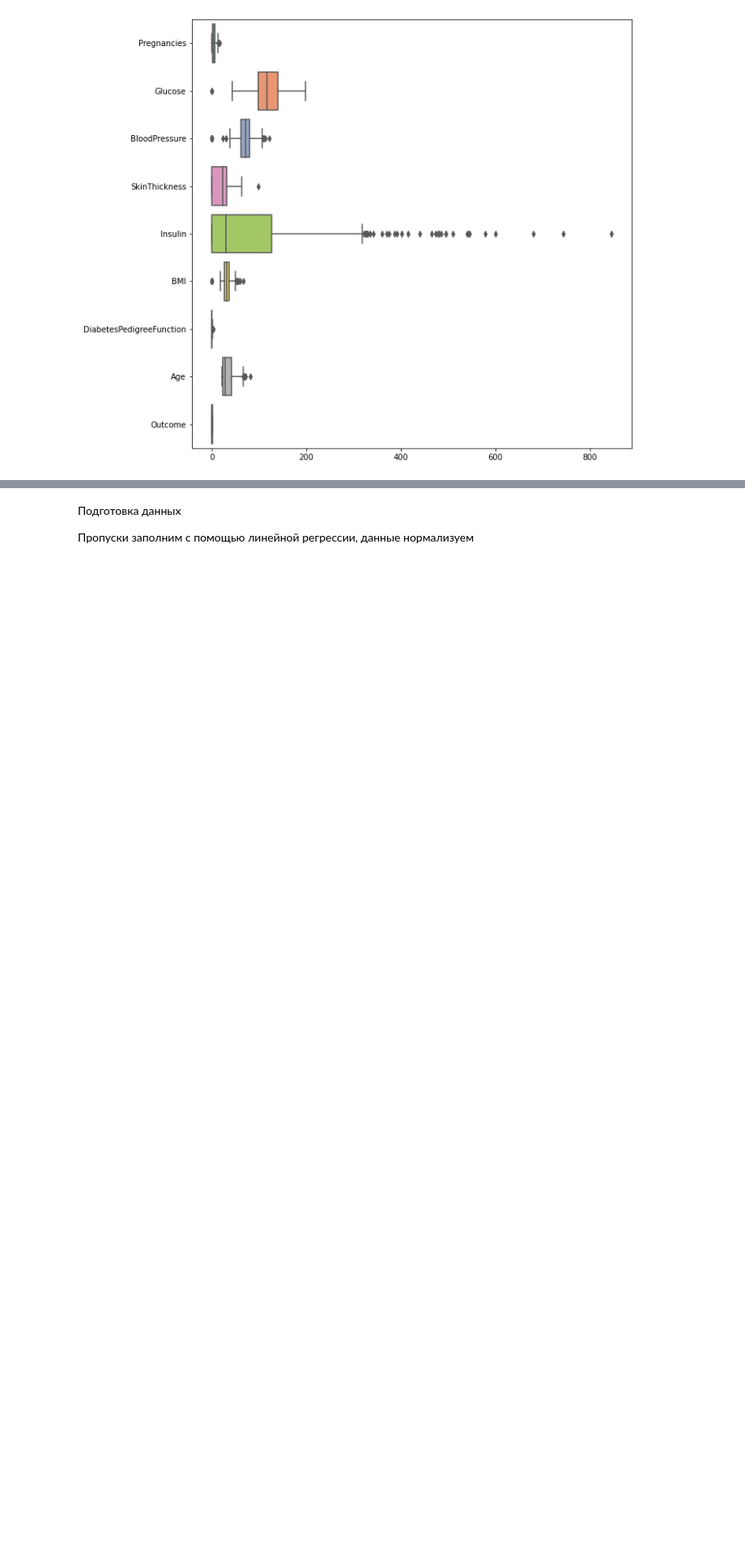
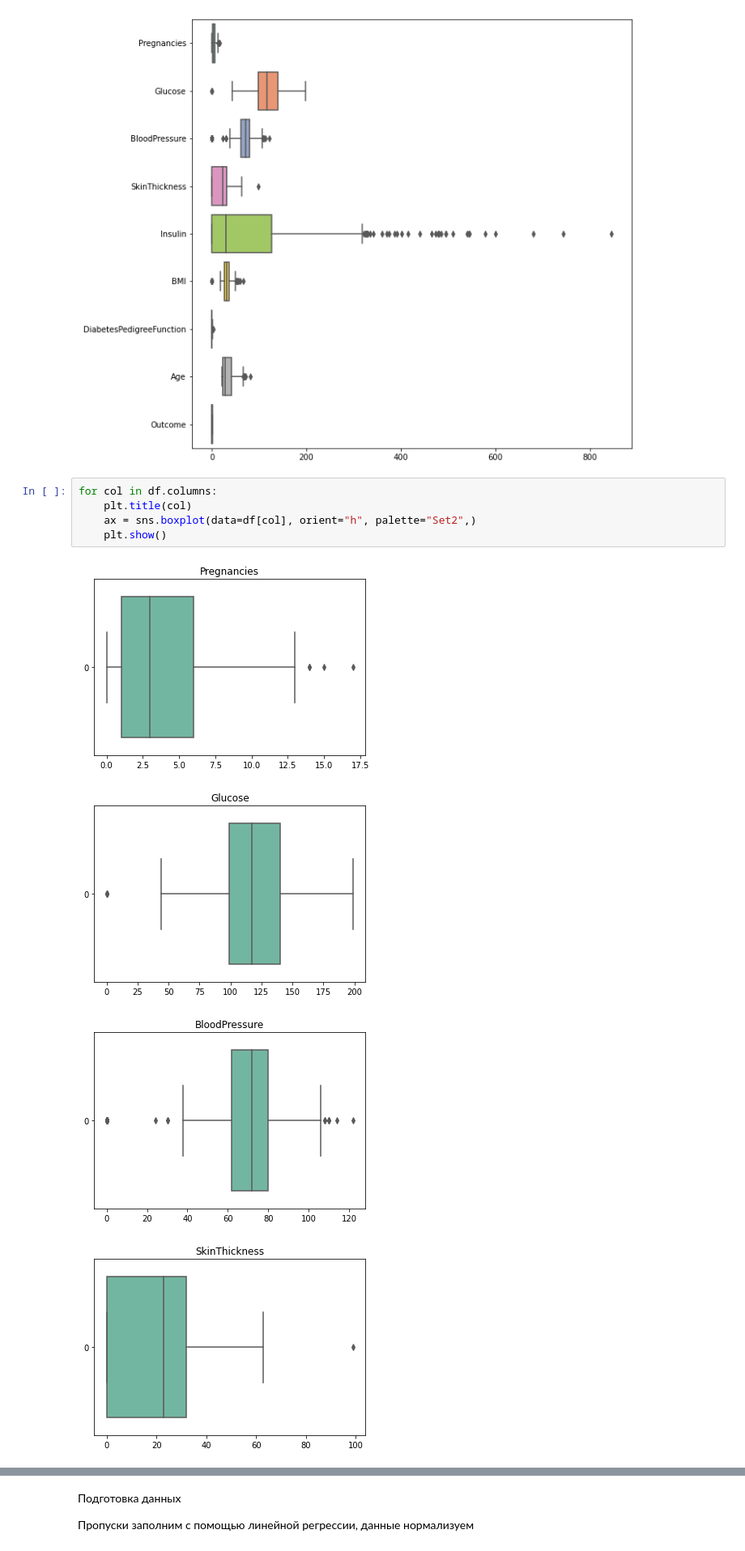
Before and after one commit to DenisKochetov/PIMA-dataset, a Jupyter notebook: pima.ipynb, the cells around one changed output, grey strips where cells are left out. Shown at 81% size. Cells and saved outputs as stored; diff of their text form; blank space fills up the shorter version.

```diff
--- a/pima.ipynb
+++ b/pima.ipynb
@@ -123,3 +122,13 @@ plt.figure(figsize=(10,10))
 ax = sns.boxplot(data=df, orient="h", palette="Set2",)
 # %% [output]
 [figure]
+# %%
+for col in df.columns:
+    plt.title(col)
+    ax = sns.boxplot(data=df[col], orient="h", palette="Set2",)
+    plt.show()
+# %% [output]
+[figure, added]
+[figure, added]
+[figure, added]
+[figure, added]
```
Also changed, not shown: parts of 29 cells of this notebook.
